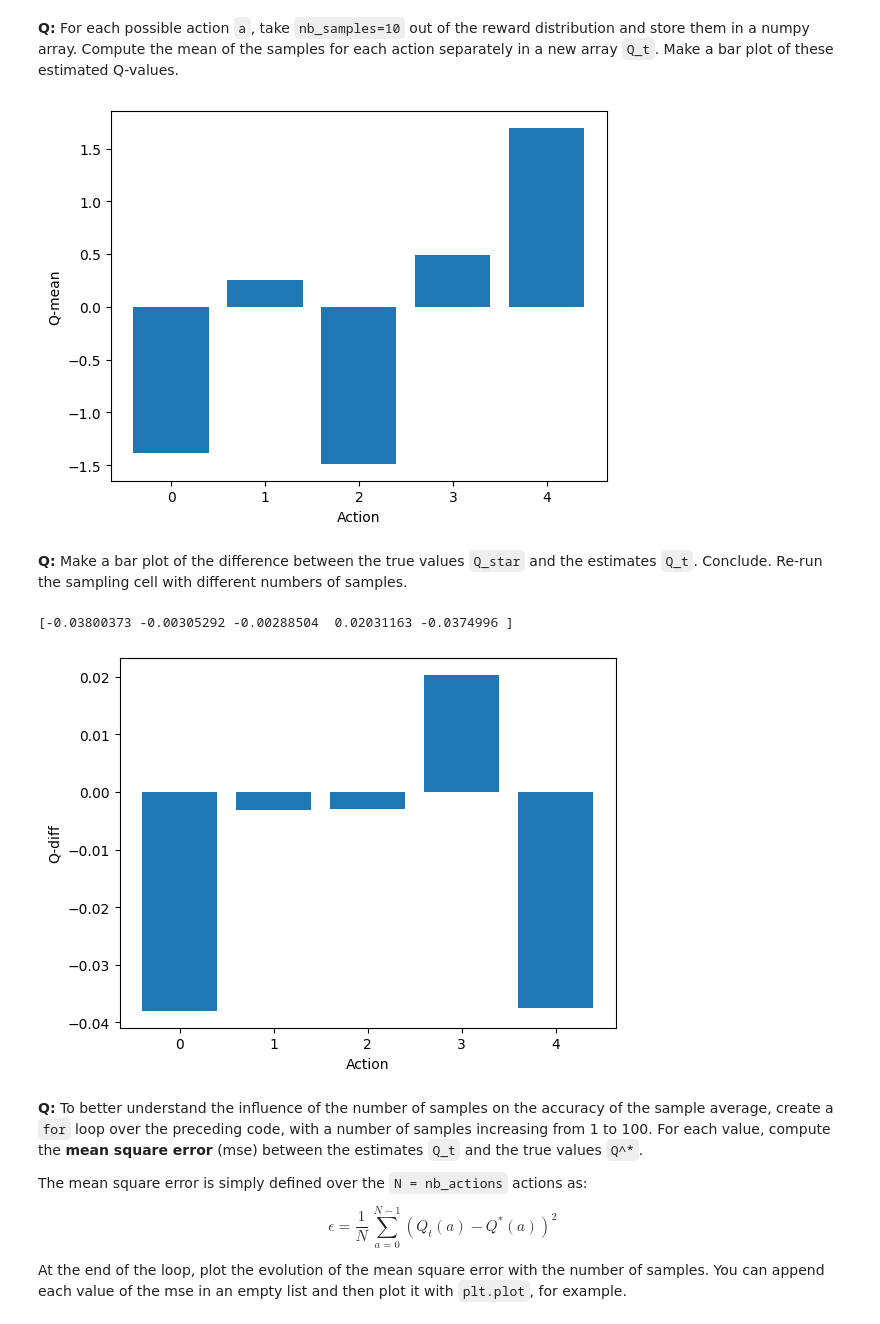
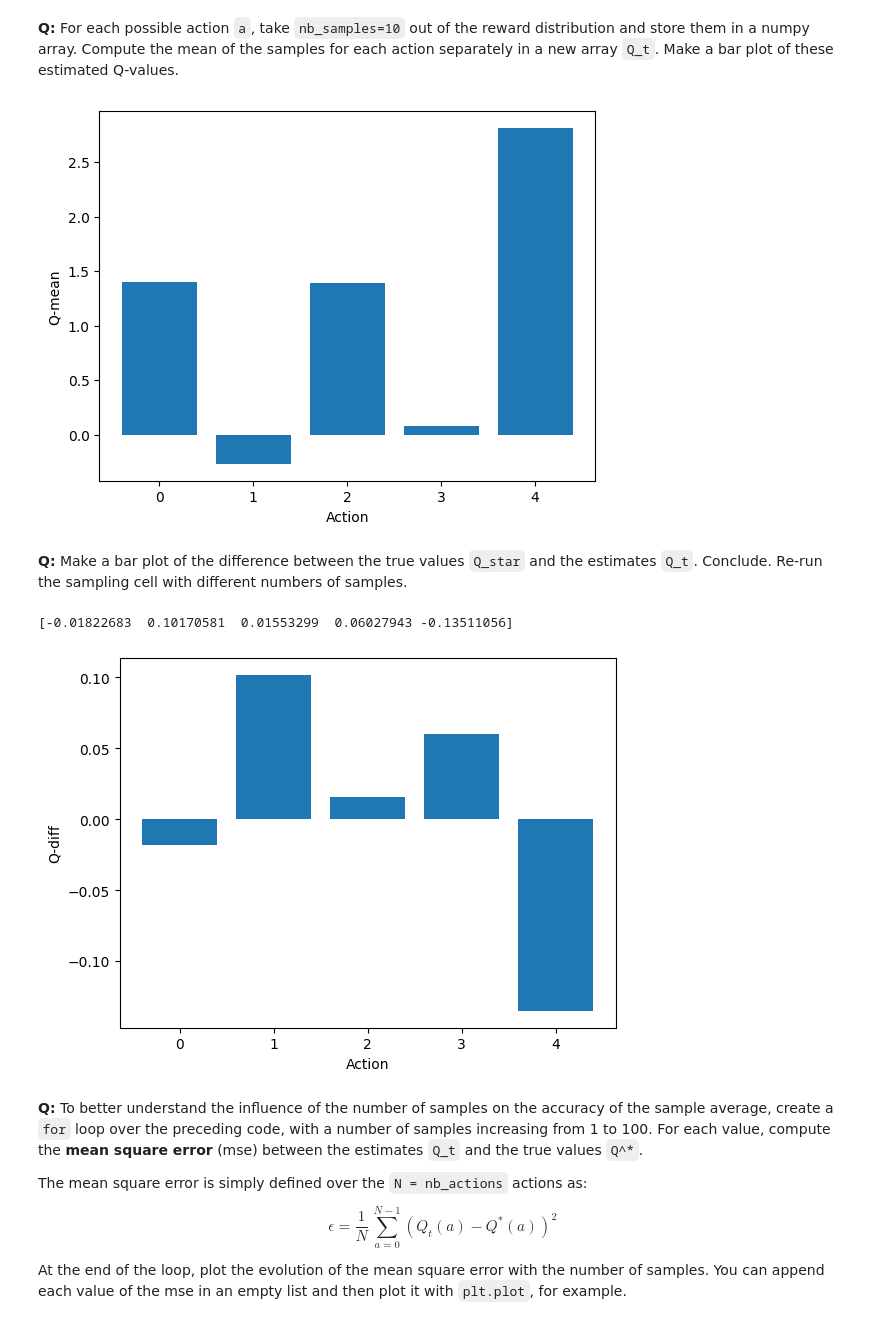
Before and after one commit to erichsdb/Deep-Reinforcement-Learning, a Jupyter notebook: notebooks/3-Sampling.ipynb, the cells around one changed output. Saved outputs shown, nothing was run; the diff lists cells and outputs as text; code cells hidden in the pictures.

```diff
--- a/notebooks/3-Sampling.ipynb
+++ b/notebooks/3-Sampling.ipynb
@@ -58,23 +58,23 @@ def get_reward(q_star, a, var=1.0):
 # %% [markdown]
 **Q:** For each possible action `a`, take `nb_samples=10` out of the reward distribution and store them in a numpy array. Compute the mean of the samples for each action separately in a new array `Q_t`. Make a bar plot of these estimated Q-values.
 # %%
-nb_samples = 1000
+nb_samples = 100
 result = np.zeros((len(actions), nb_samples))
 
 for a in actions:
   for i in range(nb_samples):
     result[a, i] = get_reward(q_star, a)
 
 # print(result)
 
 q_t = result.mean(axis=1)
 
 plt.bar(actions, q_t)
 plt.xlabel('Action')
 plt.ylabel('Q-mean')
 plt.show()
 # %% [output]
-[figure, old version]
+[figure, new version]
 # %% [markdown]
 **Q:** Make a bar plot of the difference between the true values `Q_star` and the estimates `Q_t`. Conclude. Re-run the sampling cell with different numbers of samples.
 # %%
@@ -88,8 +88,8 @@ plt.show()
 
 # the more samples the lesser the error
 # %% [output]
-[-0.03800373 -0.00305292 -0.00288504  0.02031163 -0.0374996 ]
+[-0.01822683  0.10170581  0.01553299  0.06027943 -0.13511056]
-[figure, old version]
+[figure, new version]
 # %% [markdown]
 **Q:** To better understand the influence of the number of samples on the accuracy of the sample average, create a `for` loop over the preceding code, with a number of samples increasing from 1 to 100. For each value, compute the **mean square error** (mse) between the estimates `Q_t` and the true values `Q^*`.
 
```
Also changed, not shown: parts of 5 cells of this notebook.
